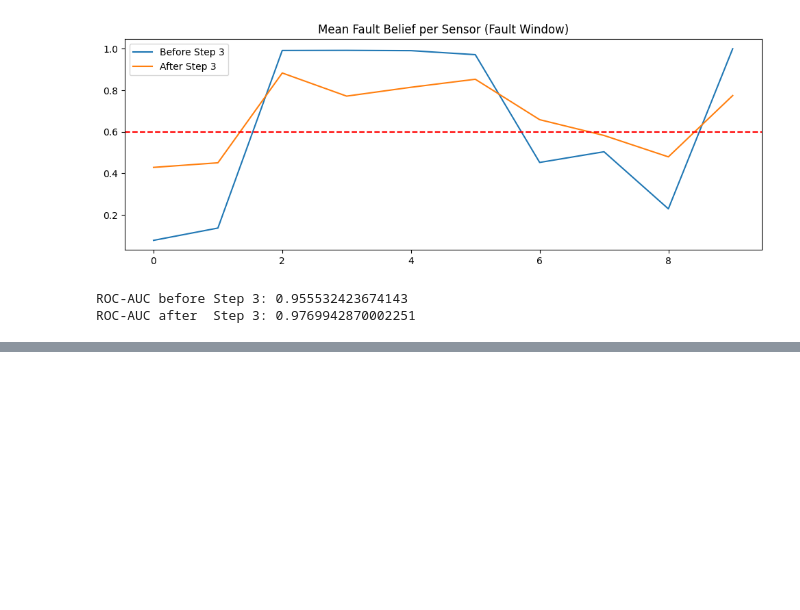
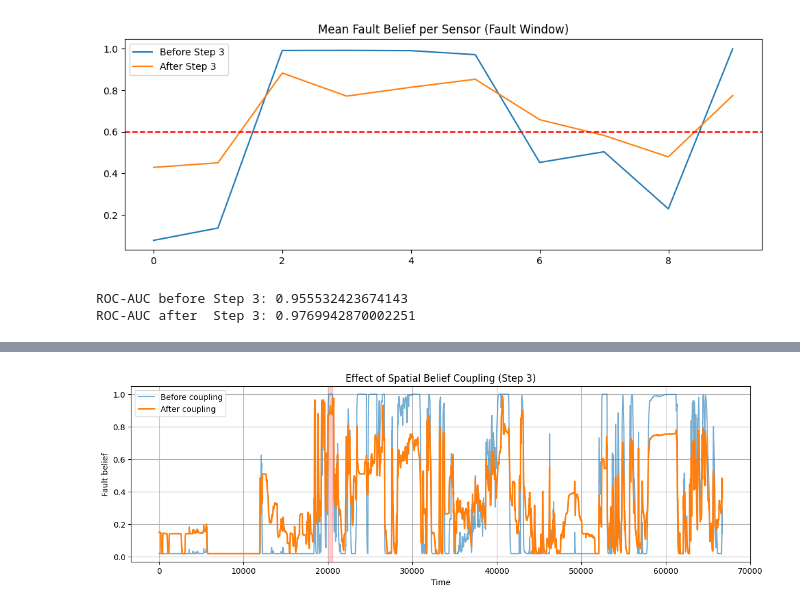
Before and after one commit to prateek-g-bit/Fault-Tolerance-System, a Jupyter notebook: fault-tolerant-system-v1.ipynb, the cells around one changed output, grey strips where cells are left out. Saved outputs shown, nothing was run; the diff lists cells and outputs as text; code cells hidden in the pictures; blank space fills up the shorter version.

```diff
--- a/fault-tolerant-system-v1.ipynb
+++ b/fault-tolerant-system-v1.ipynb
@@ -1515,0 +1783,13 @@ ROC-AUC after  Step 3: 0.9769942870002251
+# %%
+plt.figure(figsize=(14,4))
+plt.plot(p_fault_raw[:, sensor_idx], label="Before coupling", alpha=0.6)
+plt.plot(p_fault[:, sensor_idx], label="After coupling", linewidth=2)
+plt.axvspan(FAULT_START, FAULT_END, color="red", alpha=0.2)
+plt.xlabel("Time")
+plt.ylabel("Fault belief")
+plt.title("Effect of Spatial Belief Coupling (Step 3)")
+plt.legend()
+plt.grid(True)
+plt.show()
+# %% [output]
+[figure, added]
```
Also changed, not shown: parts of 19 cells of this notebook.
